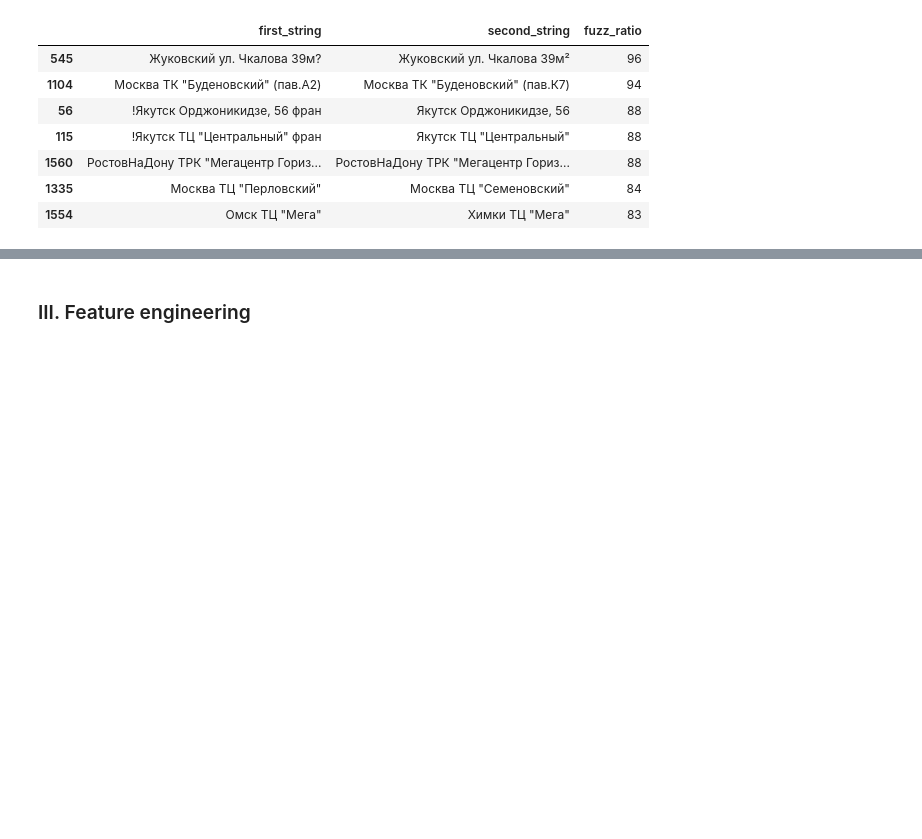
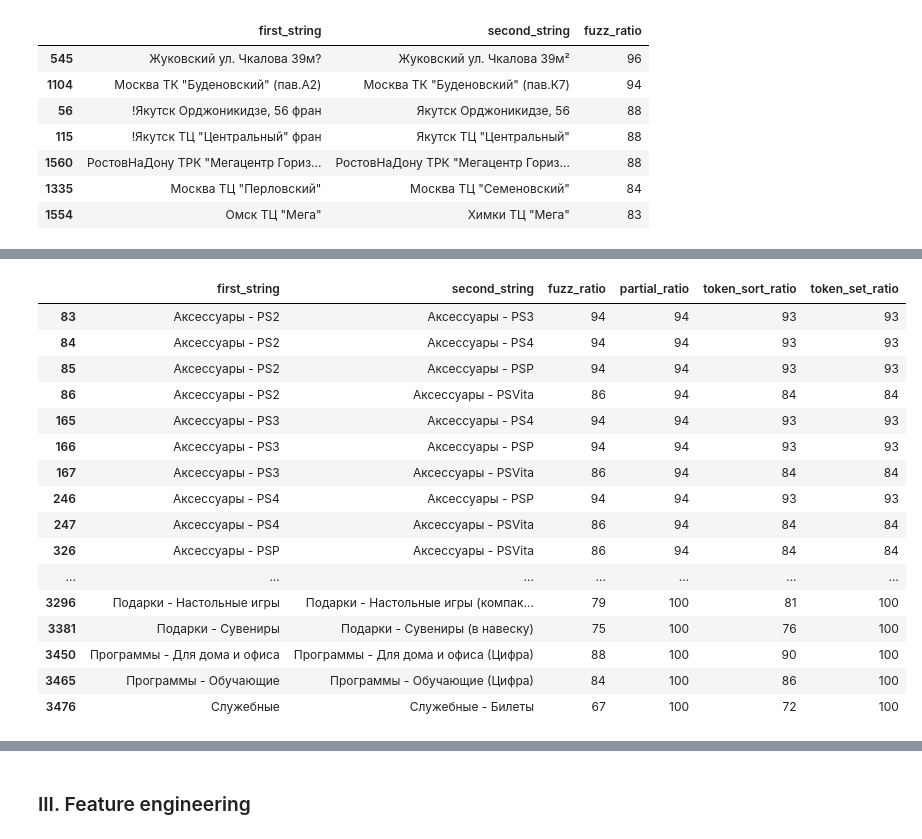
Before and after one commit to thaianle/future-sales-prediction, a Jupyter notebook: 02_modeling.ipynb, the cells around one changed output, grey strips where cells are left out. Cells and saved outputs as stored; diff of their text form; code cells hidden in the pictures; blank space fills up the shorter version.

Commit message:
Complete fuzzy string matching with Russian characters

```diff
--- a/02_modeling.ipynb
+++ b/02_modeling.ipynb
@@ -293,22 +293,13 @@ def fuzzy_string_matching_metrics(df, name_column):
 
     return pairwise_df
 # %%
-def sort_desc_with_threshold(df, column, threshold):
+def sort_desc_with_threshold(df, sort_column, threshold):
     # Keep the necessary columns
-    df_filtered = df[['first_string', 'second_string', column]]
+    df_filtered = df[['first_string', 'second_string', sort_column]]
 
     # Filter for values greater or equal to a threshold
-    df_filtered = df_filtered[df_filtered[column] >= threshold]
+    df_filtered = df_filtered[df_filtered[sort_column] >= threshold]
 
     # Sort values in descending order
-    df_filtered.sort_values(column, ascending = False, inplace = True)
+    df_filtered.sort_values(sort_column, ascending = False, inplace = True)
     return df_filtered
-# %%
-def flag_similar_pairs(df, column, fuzz_ratio_threshold = 80, partial_ratio_threshold = 90,
-                       token_sort_ratio_threshold = 80, token_set_ratio_threshold = 80):
-
-    # Find similar pairs with high fuzz ratio, partial ratio, token sort ratio and token set ratio
-    top_fuzz_ratio = sort_desc_with_threshold(df, 'fuzz_ratio', fuzz_ratio_threshold)
-    top_partial_ratio = sort_desc_with_threshold(df, 'partial_ratio', partial_ratio_threshold)
-    top_token_sort_ratio = sort_desc_with_threshold(df, 'token_sort_ratio', token_sort_ratio_threshold)
-    top_token_set_ratio = sort_desc_with_threshold(df, 'token_set_ratio', token_set_ratio_threshold)
@@ -315,2 +323,21 @@ def flag_similar_pairs(df, column, fuzz_ratio_threshold = 80, partial_ratio_thre
+# %%
+def flag_similar_pairs(original_df, name_column, fuzz_ratio_threshold = 90, partial_ratio_threshold = 90,
+                       token_sort_ratio_threshold = 90, token_set_ratio_threshold = 90):
+    '''You can change the similarity thresholds by modifying the default arguments in this function.'''
+
+    # Generate a DataFrame with fuzzy string matching metrics of all pairs of names in a particular DataFrame column
+    df = fuzzy_string_matching_metrics(original_df, name_column)
+
+    # Find similar pairs with high fuzz ratio, partial ratio, token sort ratio and token set ratio
+    top_fuzz_ratios = sort_desc_with_threshold(df, 'fuzz_ratio', fuzz_ratio_threshold)[['first_string', 'second_string']].values.tolist()
+    top_partial_ratios = sort_desc_with_threshold(df, 'partial_ratio', partial_ratio_threshold)[['first_string', 'second_string']].values.tolist()
+    top_token_sort_ratios = sort_desc_with_threshold(df, 'token_sort_ratio', token_sort_ratio_threshold)[['first_string', 'second_string']].values.tolist()
+    top_token_set_ratios = sort_desc_with_threshold(df, 'token_set_ratio', token_set_ratio_threshold)[['first_string', 'second_string']].values.tolist()
+
+    # Get unique values that are high in at least one metric...
+    unique_pairs_list = get_unique_values(top_fuzz_ratios, top_partial_ratios, top_token_sort_ratios, top_token_set_ratios)
+    # ...then output a DataFrame for better readability
+    result_df = df[df[['first_string', 'second_string']].apply(list, axis = 1).isin(unique_pairs_list)]
+    return result_df
 # %% [markdown]
 **For shop names:**
@@ -427,0 +422,20 @@ print(get_unique_values(top_fuzz_list, top_partial_ratio_list))
+# %%
+flag_similar_pairs(item_categories, 'item_category_name')
+# %% [output]
+|  | first_string | second_string | fuzz_ratio | partial_ratio | token_sort_ratio | token_set_ratio |
+| 83 | Аксессуары - PS2 | Аксессуары - PS3 | 94 | 94 | 93 | 93 |
+| 84 | Аксессуары - PS2 | Аксессуары - PS4 | 94 | 94 | 93 | 93 |
+| 85 | Аксессуары - PS2 | Аксессуары - PSP | 94 | 94 | 93 | 93 |
+| 86 | Аксессуары - PS2 | Аксессуары - PSVita | 86 | 94 | 84 | 84 |
+| 165 | Аксессуары - PS3 | Аксессуары - PS4 | 94 | 94 | 93 | 93 |
+| 166 | Аксессуары - PS3 | Аксессуары - PSP | 94 | 94 | 93 | 93 |
+| 167 | Аксессуары - PS3 | Аксессуары - PSVita | 86 | 94 | 84 | 84 |
+| 246 | Аксессуары - PS4 | Аксессуары - PSP | 94 | 94 | 93 | 93 |
+| 247 | Аксессуары - PS4 | Аксессуары - PSVita | 86 | 94 | 84 | 84 |
+| 326 | Аксессуары - PSP | Аксессуары - PSVita | 86 | 94 | 84 | 84 |
+| ... | ... | ... | ... | ... | ... | ... |
+| 3296 | Подарки - Настольные игры | Подарки - Настольные игры (компак... | 79 | 100 | 81 | 100 |
+| 3381 | Подарки - Сувениры | Подарки - Сувениры (в навеску) | 75 | 100 | 76 | 100 |
+| 3450 | Программы - Для дома и офиса | Программы - Для дома и офиса (Цифра) | 88 | 100 | 90 | 100 |
+| 3465 | Программы - Обучающие | Программы - Обучающие (Цифра) | 84 | 100 | 86 | 100 |
+| 3476 | Служебные | Служебные - Билеты | 67 | 100 | 72 | 100 |
```
Also changed, not shown: parts of 17 cells of this notebook.
